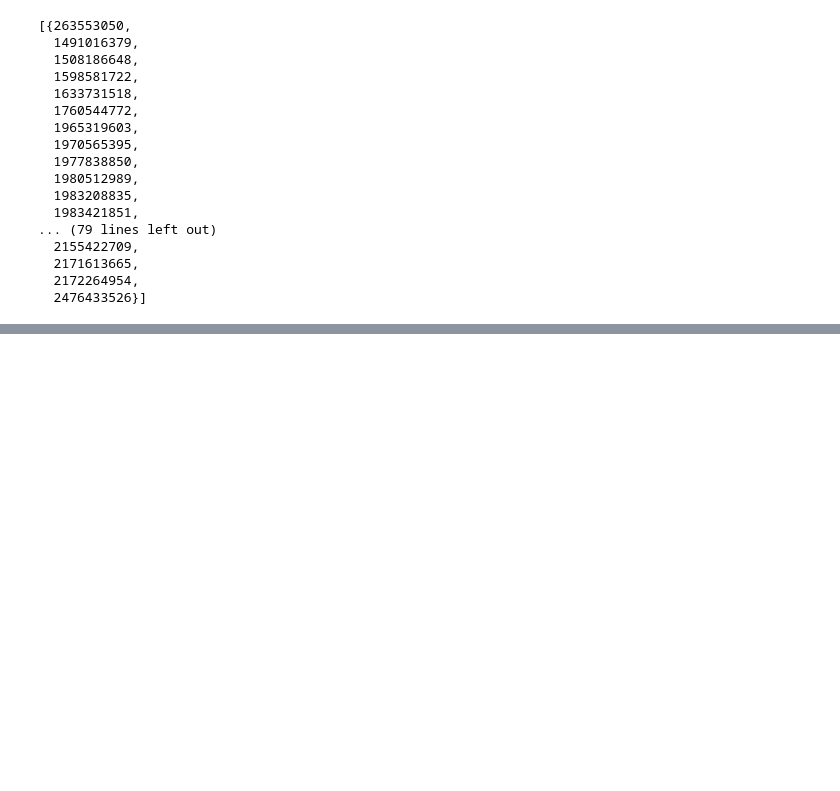
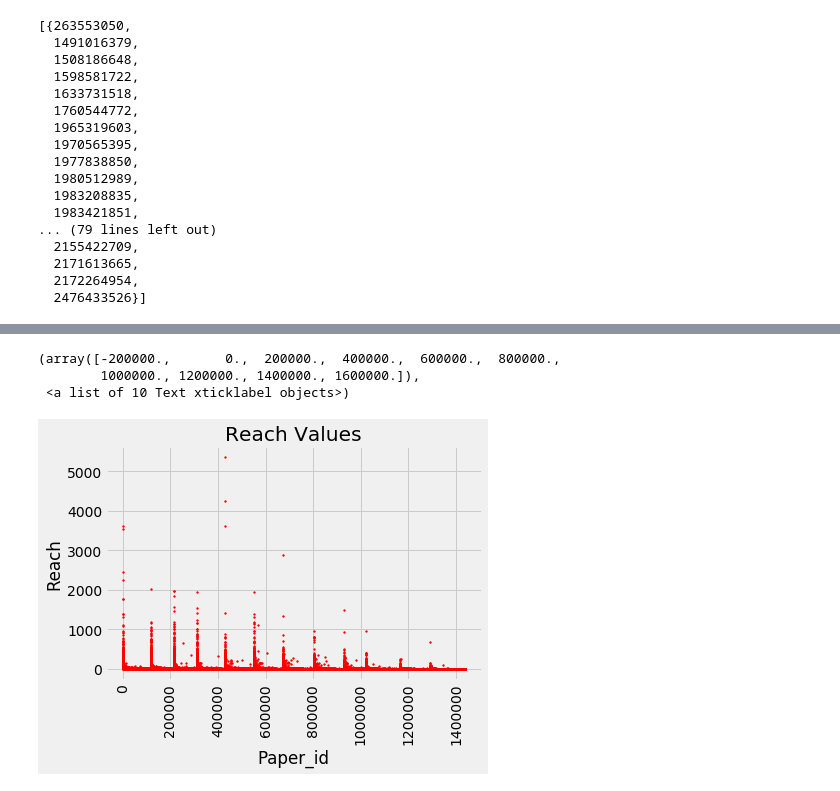
Before and after one commit to divvyam/APR, a Jupyter notebook: Reach and Paper Graph.ipynb, the cells around one changed output, grey strips where cells are left out. Cells and saved outputs as stored; diff of their text form; code cells hidden in the pictures; blank space fills up the shorter version.

```diff
--- a/Reach and Paper Graph.ipynb
+++ b/Reach and Paper Graph.ipynb
@@ -166,0 +178,4 @@ list(nx.connected_components(G))
+# %%
+df['Reach'] = df['Citation_count']/2
+# %%
+df['Reach'] = df['Reach'].astype(int)
@@ -166,0 +194,11 @@ list(nx.connected_components(G))
+# %%
+plt.scatter(x=df['Unnamed: 0'], y=df['Reach'],s=3, color = 'red')
+plt.xlabel("Paper_id")
+plt.ylabel("Reach")
+plt.title('Reach Values')
+plt.xticks(rotation='vertical')
+# %% [output]
+(array([-200000.,       0.,  200000.,  400000.,  600000.,  800000.,
+        1000000., 1200000., 1400000., 1600000.]),
+ <a list of 10 Text xticklabel objects>)
+[figure, added]
```
Also changed, not shown: parts of 12 cells of this notebook, 4 other files.
